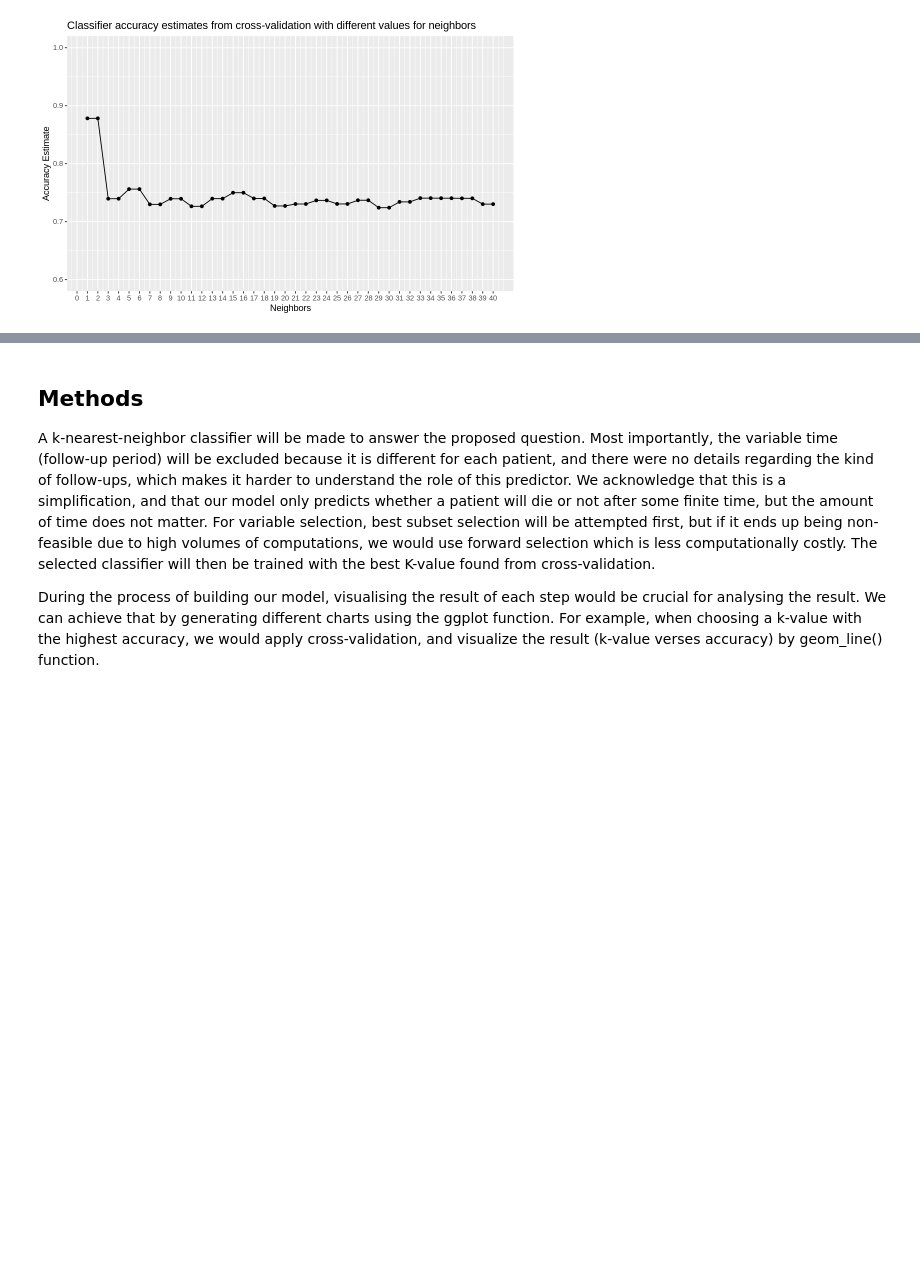
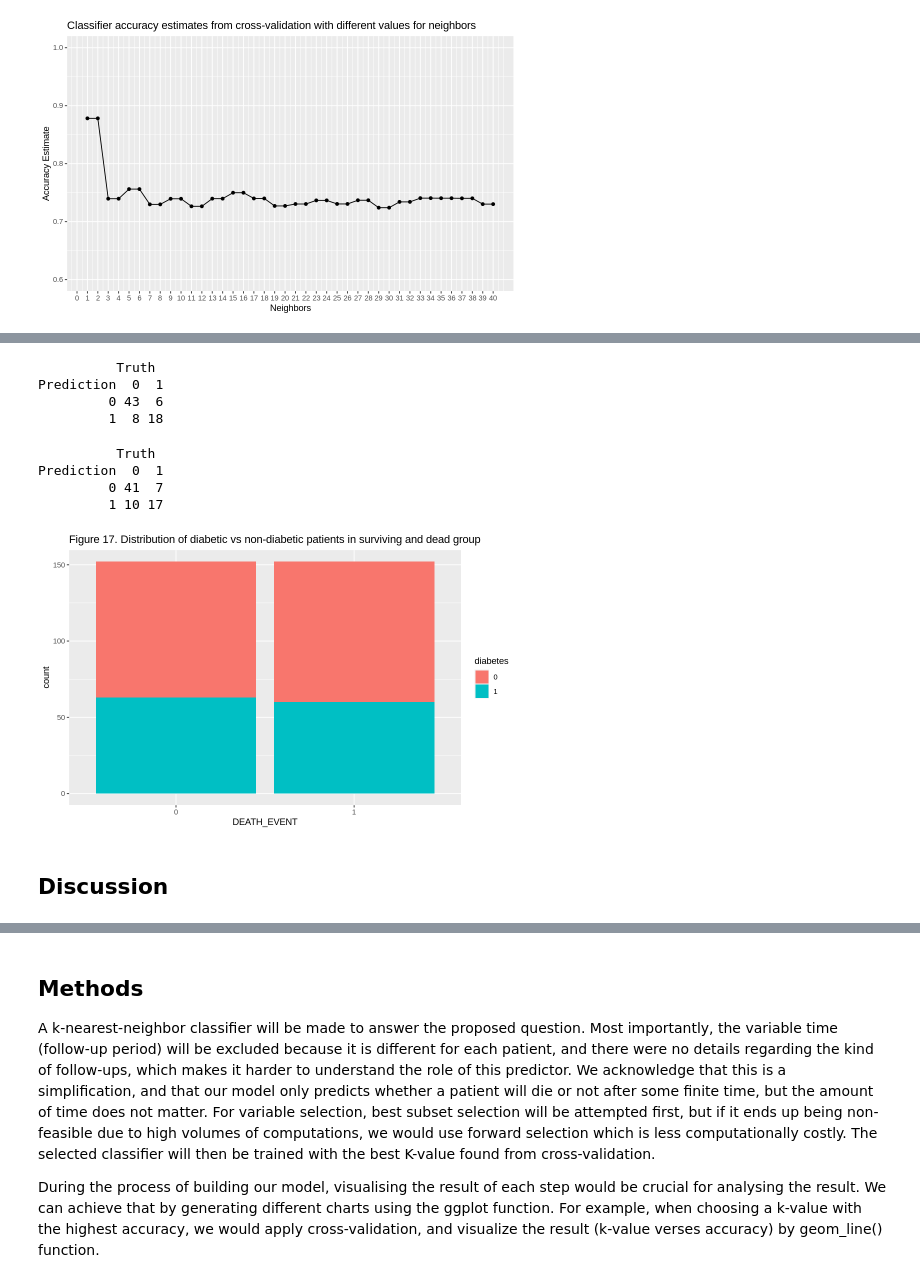
Before and after one commit to ShiyuDeng-Simon/group_project, a Jupyter notebook: Proposal.ipynb, the cells around one changed output, grey strips where cells are left out. Saved outputs shown, nothing was run; the diff lists cells and outputs as text; code cells hidden in the pictures; blank space fills up the shorter version.

Commit message:
Discuss whether this is what you expected to find + plots for balanced data

```diff
--- a/Proposal.ipynb
+++ b/Proposal.ipynb
@@ -891,0 +962,27 @@ Prediction  0  1
+# %%
+# Our model's confusion matrix
+hf_conf_mat
+# %% [output]
+          Truth
+Prediction  0  1
+         0 43  6
+         1  8 18
+# %%
+# Paper model's confusion matrix
+hf_conf_mat_paper
+# %% [output]
+          Truth
+Prediction  0  1
+         0 41  7
+         1 10 17
+# %%
+# diabetes_dead, diabetes_survived, nondiabetes_dead, nondiabetes_survived
+diabetes <- balanced_data |>
+ggplot(aes(x = DEATH_EVENT, fill = diabetes)) +
+    geom_bar() +
+ggtitle("Figure 17. Distribution of diabetic vs non-diabetic patients in surviving and dead group")
+diabetes
+# %% [output]
+[figure, added]
+# %% [markdown]
+## Discussion
```
Also changed, not shown: parts of 13 cells of this notebook.
